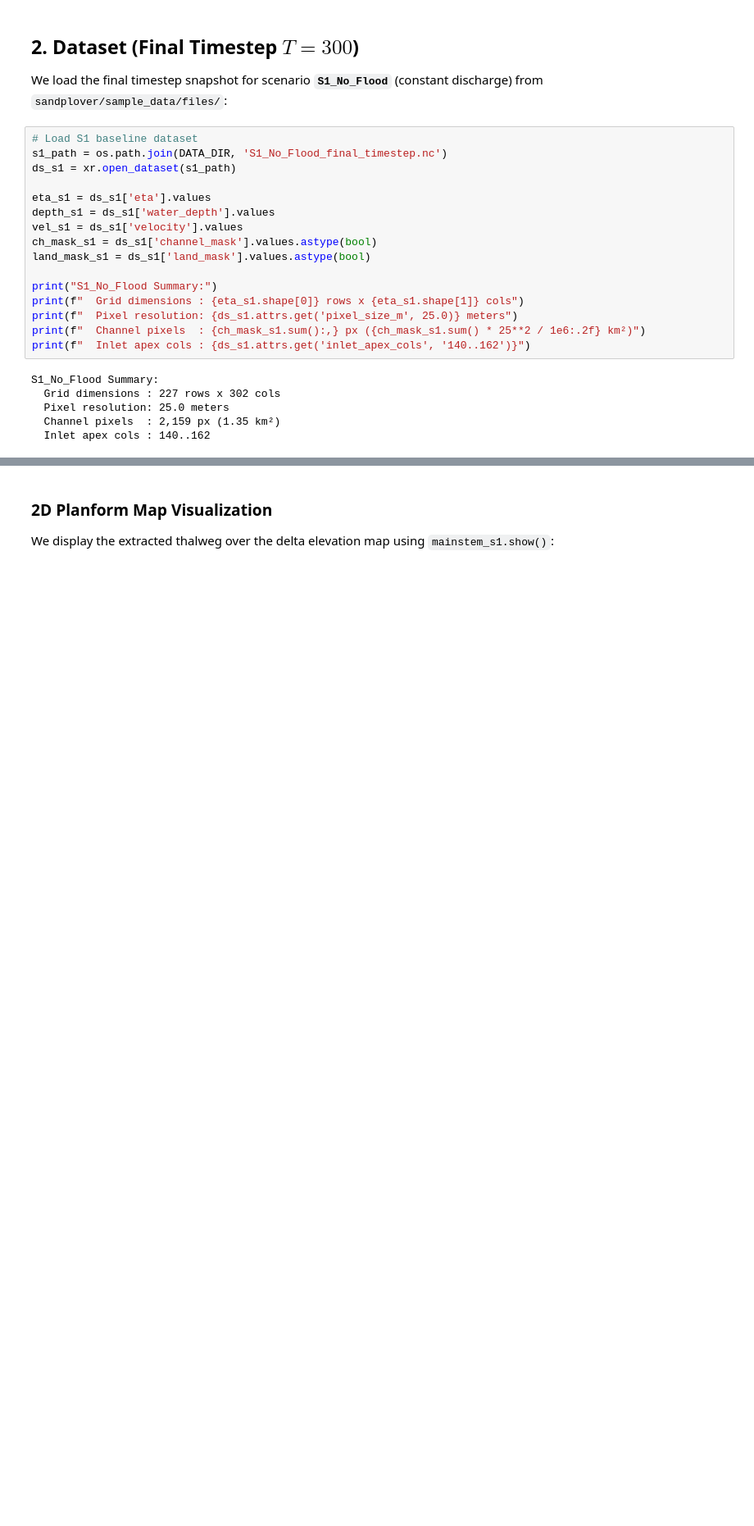
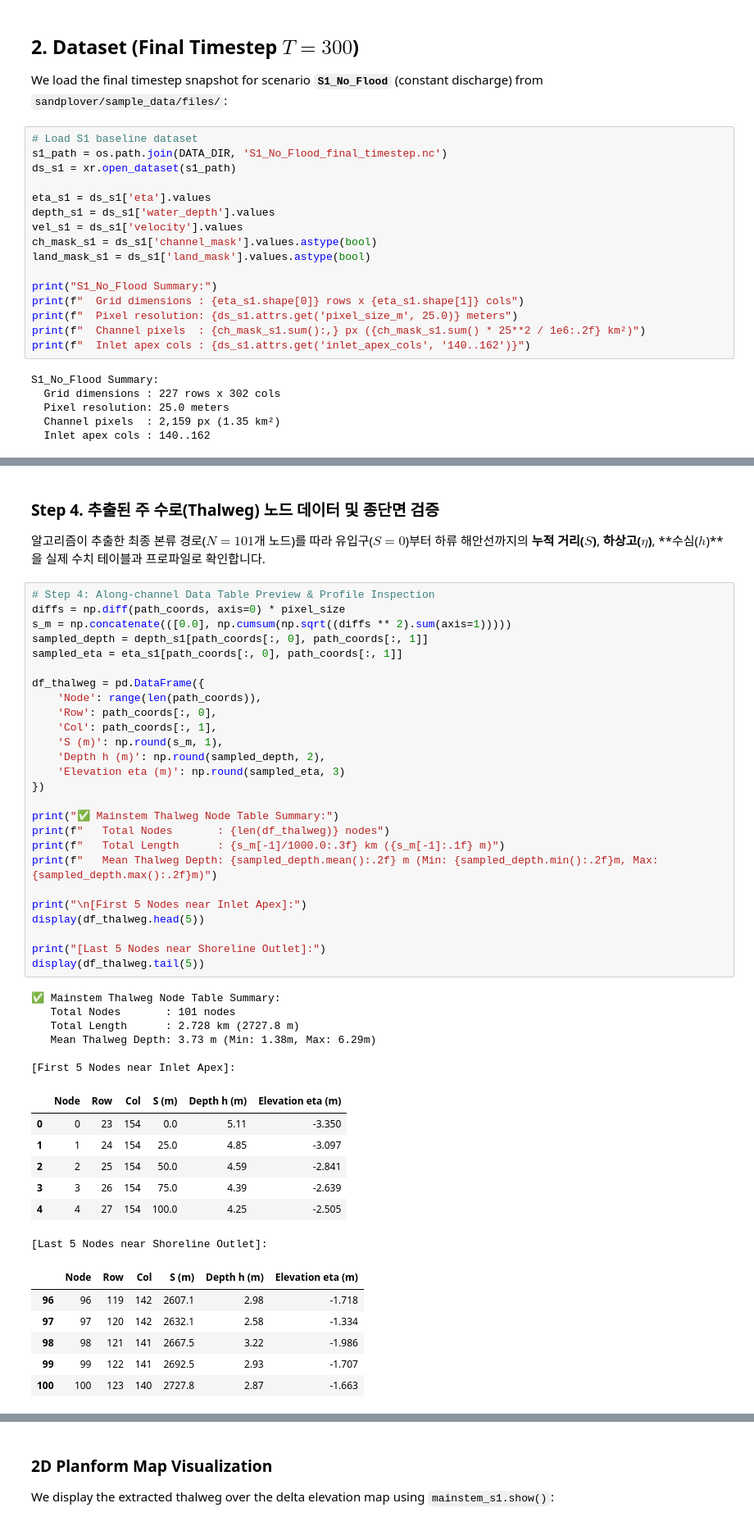
Before and after one commit to yukms/sandplover, a Jupyter notebook: notebooks_minsik_test/demo_main_channel_and_slope.ipynb, the cells around one changed output, grey strips where cells are left out. Shown at 82% size. Saved outputs shown, nothing was run; the diff lists cells and outputs as text; blank space fills up the shorter version.

```diff
--- a/notebooks_minsik_test/demo_main_channel_and_slope.ipynb
+++ b/notebooks_minsik_test/demo_main_channel_and_slope.ipynb
@@ -76,3 +669,53 @@ S1_No_Flood Summary:
+# %% [markdown]
+### Step 4. 추출된 주 수로(Thalweg) 노드 데이터 및 종단면 검증
+
+알고리즘이 추출한 최종 본류 경로($N=101$개 노드)를 따라 유입구($S=0$)부터 하류 해안선까지의 **누적 거리($S$)**, **하상고($\eta$)**, **수심($h$)**을 실제 수치 테이블과 프로파일로 확인합니다.
+# %%
+# Step 4: Along-channel Data Table Preview & Profile Inspection
+diffs = np.diff(path_coords, axis=0) * pixel_size
+s_m = np.concatenate(([0.0], np.cumsum(np.sqrt((diffs ** 2).sum(axis=1)))))
+sampled_depth = depth_s1[path_coords[:, 0], path_coords[:, 1]]
+sampled_eta = eta_s1[path_coords[:, 0], path_coords[:, 1]]
+
+df_thalweg = pd.DataFrame({
+    'Node': range(len(path_coords)),
+    'Row': path_coords[:, 0],
+    'Col': path_coords[:, 1],
+    'S (m)': np.round(s_m, 1),
+    'Depth h (m)': np.round(sampled_depth, 2),
+    'Elevation eta (m)': np.round(sampled_eta, 3)
+})
+
+print("✅ Mainstem Thalweg Node Table Summary:")
+print(f"   Total Nodes       : {len(df_thalweg)} nodes")
+print(f"   Total Length      : {s_m[-1]/1000.0:.3f} km ({s_m[-1]:.1f} m)")
+print(f"   Mean Thalweg Depth: {sampled_depth.mean():.2f} m (Min: {sampled_depth.min():.2f}m, Max: {sampled_depth.max():.2f}m)")
+
+print("\n[First 5 Nodes near Inlet Apex]:")
+display(df_thalweg.head(5))
+
+print("[Last 5 Nodes near Shoreline Outlet]:")
+display(df_thalweg.tail(5))
+# %% [output]
+✅ Mainstem Thalweg Node Table Summary:
+   Total Nodes       : 101 nodes
+   Total Length      : 2.728 km (2727.8 m)
+   Mean Thalweg Depth: 3.73 m (Min: 1.38m, Max: 6.29m)
+
+[First 5 Nodes near Inlet Apex]:
+|  | Node | Row | Col | S (m) | Depth h (m) | Elevation eta (m) |
+| 0 | 0 | 23 | 154 | 0.0 | 5.11 | -3.350 |
+| 1 | 1 | 24 | 154 | 25.0 | 4.85 | -3.097 |
+| 2 | 2 | 25 | 154 | 50.0 | 4.59 | -2.841 |
+| 3 | 3 | 26 | 154 | 75.0 | 4.39 | -2.639 |
+| 4 | 4 | 27 | 154 | 100.0 | 4.25 | -2.505 |
+[Last 5 Nodes near Shoreline Outlet]:
+|  | Node | Row | Col | S (m) | Depth h (m) | Elevation eta (m) |
+| 96 | 96 | 119 | 142 | 2607.1 | 2.98 | -1.718 |
+| 97 | 97 | 120 | 142 | 2632.1 | 2.58 | -1.334 |
+| 98 | 98 | 121 | 141 | 2667.5 | 3.22 | -1.986 |
+| 99 | 99 | 122 | 141 | 2692.5 | 2.93 | -1.707 |
+| 100 | 100 | 123 | 140 | 2727.8 | 2.87 | -1.663 |
 # %% [markdown]
 ##  3. Main Channel Selection (`MainstemPlanform.extract`)
 
```
Also changed, not shown: parts of 15 cells of this notebook, 1 other file.
